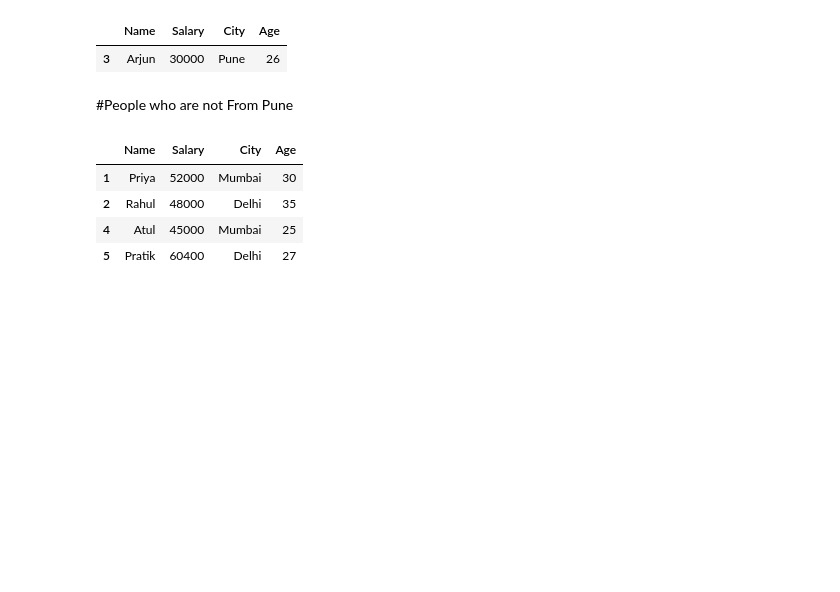
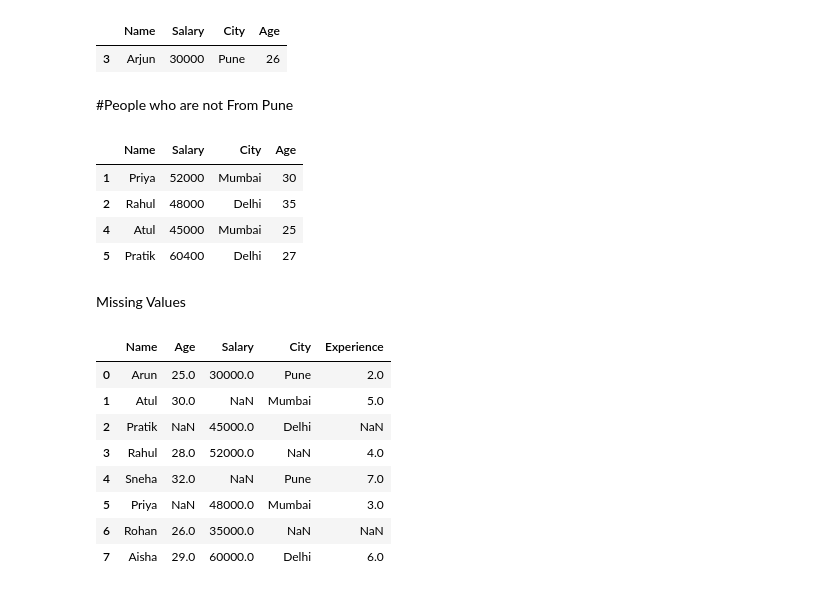
Before and after one commit to pamithkodekal/Python, a Jupyter notebook: pandasNotebook/Pandas.ipynb, the cells around one changed output. Saved outputs shown, nothing was run; the diff lists cells and outputs as text; code cells hidden in the pictures; blank space fills up the shorter version.

Commit message:
Added new data frame and fixed Missing Values

```diff
--- a/pandasNotebook/Pandas.ipynb
+++ b/pandasNotebook/Pandas.ipynb
@@ -236,3 +236,27 @@ df[(df["City"] != "Pune") ]
 | 2 | Rahul | 48000 | Delhi | 35 |
 | 4 | Atul | 45000 | Mumbai | 25 |
 | 5 | Pratik | 60400 | Delhi | 27 |
+# %% [markdown]
+Missing Values
+# %%
+data = {
+    "Name": ["Arun", "Atul", "Pratik", "Rahul", "Sneha", "Priya", "Rohan", "Aisha"],
+    "Age": [25, 30, np.nan, 28, 32, np.nan, 26, 29],
+    "Salary": [30000, np.nan, 45000, 52000, np.nan, 48000, 35000, 60000],
+    "City": ["Pune", "Mumbai", "Delhi", np.nan, "Pune", "Mumbai", np.nan, "Delhi"],
+    "Experience": [2, 5, np.nan, 4, 7, 3, np.nan, 6]
+}
+
+df = pd.DataFrame(data)
+
+df
+# %% [output]
+|  | Name | Age | Salary | City | Experience |
+| 0 | Arun | 25.0 | 30000.0 | Pune | 2.0 |
+| 1 | Atul | 30.0 | NaN | Mumbai | 5.0 |
+| 2 | Pratik | NaN | 45000.0 | Delhi | NaN |
+| 3 | Rahul | 28.0 | 52000.0 | NaN | 4.0 |
+| 4 | Sneha | 32.0 | NaN | Pune | 7.0 |
+| 5 | Priya | NaN | 48000.0 | Mumbai | 3.0 |
+| 6 | Rohan | 26.0 | 35000.0 | NaN | NaN |
+| 7 | Aisha | 29.0 | 60000.0 | Delhi | 6.0 |
```
Also changed, not shown: parts of 17 cells of this notebook.
